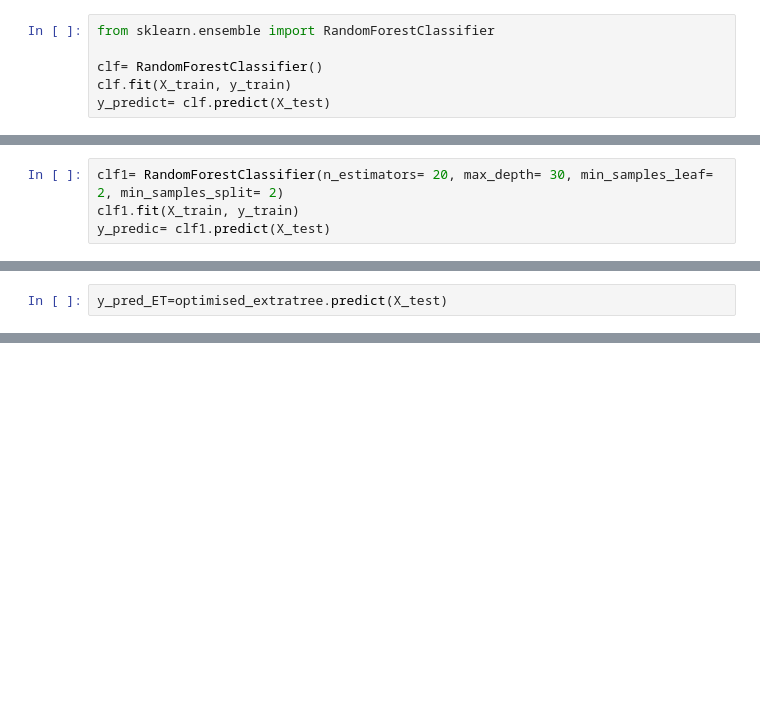
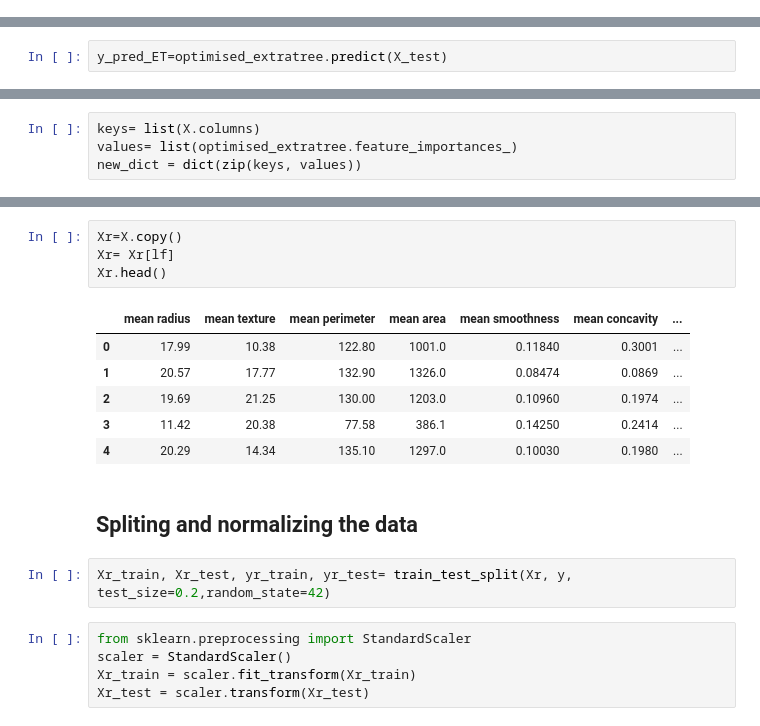
Before and after one commit to hatimnaitlho/ml-projects, a Jupyter notebook: breast_cancer_prediction_using_machine_learning.ipynb, the cells around one changed output, grey strips where cells are left out. Cells and saved outputs as stored; diff of their text form; blank space fills up the shorter version.

```diff
--- a/breast_cancer_prediction_using_machine_learning.ipynb
+++ b/breast_cancer_prediction_using_machine_learning.ipynb
@@ -325,6 +328,0 @@ df_mc
-# %%
-from sklearn.ensemble import RandomForestClassifier
-
-clf= RandomForestClassifier()
-clf.fit(X_train, y_train)
-y_predict= clf.predict(X_test)
@@ -434,4 +328,0 @@ print(clf_grid.best_params_)
-# %%
-clf1= RandomForestClassifier(n_estimators= 20, max_depth= 30, min_samples_leaf= 2, min_samples_split= 2)
-clf1.fit(X_train, y_train)
-y_predic= clf1.predict(X_test)
@@ -545,0 +439,4 @@ Recall: 0.9859154929577465
+# %%
+keys= list(X.columns)
+values= list(optimised_extratree.feature_importances_)
+new_dict = dict(zip(keys, values))
@@ -545,0 +460,20 @@ Recall: 0.9859154929577465
+# %%
+Xr=X.copy()
+Xr= Xr[lf]
+Xr.head()
+# %% [output]
+|  | mean radius | mean texture | mean perimeter | mean area | mean smoothness | mean concavity | ... |
+| 0 | 17.99 | 10.38 | 122.80 | 1001.0 | 0.11840 | 0.3001 | ... |
+| 1 | 20.57 | 17.77 | 132.90 | 1326.0 | 0.08474 | 0.0869 | ... |
+| 2 | 19.69 | 21.25 | 130.00 | 1203.0 | 0.10960 | 0.1974 | ... |
+| 3 | 11.42 | 20.38 | 77.58 | 386.1 | 0.14250 | 0.2414 | ... |
+| 4 | 20.29 | 14.34 | 135.10 | 1297.0 | 0.10030 | 0.1980 | ... |
+# %% [markdown]
+## Spliting and normalizing the data
+# %%
+Xr_train, Xr_test, yr_train, yr_test= train_test_split(Xr, y, test_size=0.2,random_state=42)
+# %%
+from sklearn.preprocessing import StandardScaler
+scaler = StandardScaler()
+Xr_train = scaler.fit_transform(Xr_train)
+Xr_test = scaler.transform(Xr_test)
```
Also changed, not shown: parts of 30 cells of this notebook.
